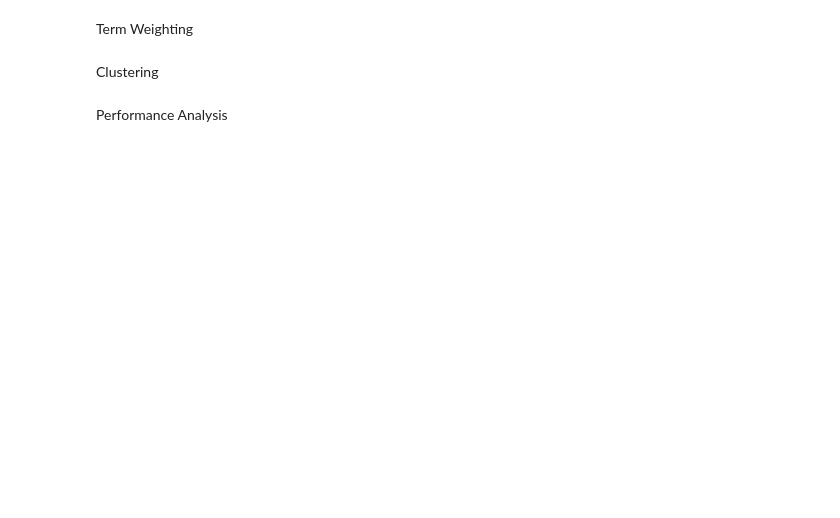
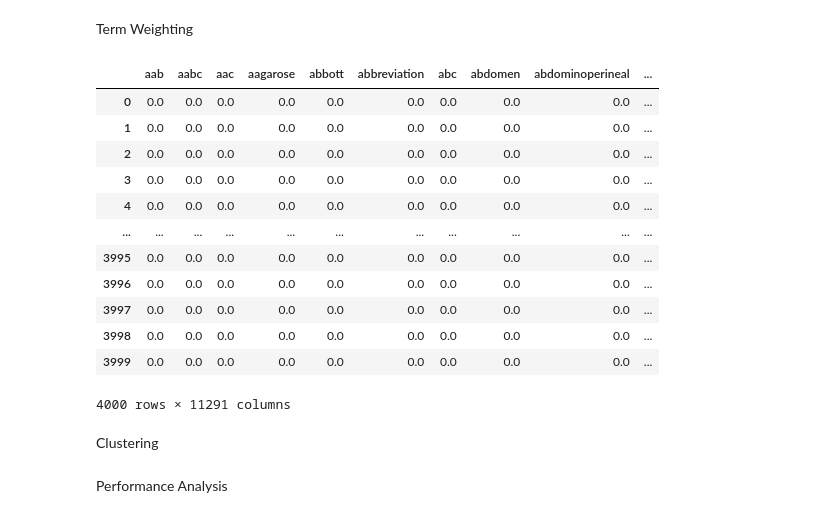
Before and after one commit to hasyimzii/symbolic_relevance, a Jupyter notebook: symbolic relevance.ipynb, the cells around one changed output. Cells and saved outputs as stored; diff of their text form; code cells hidden in the pictures; blank space fills up the shorter version.

```diff
--- a/symbolic relevance.ipynb
+++ b/symbolic relevance.ipynb
@@ -254,0 +206,20 @@ rfx.to_csv('rfrf.csv', index=False)
+# %%
+# BONA > TF-RF
+bona_tfrf = tf_rf(bona, classes)
+# %%
+# save csv
+df = pd.read_csv('pubmed/clean.csv')
+df.pop('feature')
+
+# insert features
+for i in range(len(df)):
+    df.loc[i, 'BONA_TFRF'] = ' '.join(bona_tfrf[i])
+
+df.to_csv('pubmed/selected.csv', index=False)
+# %%
+# read csv
+dataSelected = pd.read_csv('pubmed/selected.csv')
+# get features
+classes = dataSelected.loc[:, 'class']
+bona_tfrf = dataSelected.loc[:, 'BONA_TFRF']
+dataSelected
@@ -267,7 +252,7 @@ def tf(features):
 
     # define weights into dataframe
     featureName = tfVec.get_feature_names_out()
-    featureWeight = result.todense().tolist()
+    featureWeight = result.todense()
     df = pd.DataFrame(featureWeight, columns=featureName)
     return df
 
@@ -290,7 +275,7 @@ def tf_idf(features):
 
     # define weights into dataframe
     featureName = tfIdfVec.get_feature_names_out()
-    featureWeight = result.todense().tolist()
+    featureWeight = result.todense()
     df = pd.DataFrame(featureWeight, columns=featureName)
     return df
 
@@ -306,7 +291,7 @@ def tf_idf(features):
 # print(idfx)
 
 # TF-IDF-ICF
-def icf(word, features):
+def icf(word, features, classes):
     classTotal = []
     classTerm = []
 
@@ -322,10 +307,10 @@ def icf(word, features):
                 classTerm.append(classes[i])
 
     # count icf
-    icf = math.log(len(classTotal) / float(len(classTerm)))
+    icf = 1 + math.log(len(classTotal) / float(len(classTerm)))
     return icf
 
-def tf_idf_icf(features):
+def tf_idf_icf(features, classes):
     # count tf-idf
     df = tf_idf(features)
 
@@ -341,8 +326,26 @@ def tf_idf_icf(features):
     #     tfIdfIcf[word] = val * icf(word, features)
     # return tfIdfIcf
 
-# icfx = tf_idf_icf(bona)
+# icfx = tf_idf_icf(bona, classes)
 # print(icfx)
+# %%
+# BONA > TF-RF > TF-IDF
+bona_tfrf_tfidf = tf_idf(bona_tfrf)
+bona_tfrf_tfidf
+# %% [output]
+|  | aab | aabc | aac | aagarose | abbott | abbreviation | abc | abdomen | abdominoperineal | ... |
+| 0 | 0.0 | 0.0 | 0.0 | 0.0 | 0.0 | 0.0 | 0.0 | 0.0 | 0.0 | ... |
+| 1 | 0.0 | 0.0 | 0.0 | 0.0 | 0.0 | 0.0 | 0.0 | 0.0 | 0.0 | ... |
+| 2 | 0.0 | 0.0 | 0.0 | 0.0 | 0.0 | 0.0 | 0.0 | 0.0 | 0.0 | ... |
+| 3 | 0.0 | 0.0 | 0.0 | 0.0 | 0.0 | 0.0 | 0.0 | 0.0 | 0.0 | ... |
+| 4 | 0.0 | 0.0 | 0.0 | 0.0 | 0.0 | 0.0 | 0.0 | 0.0 | 0.0 | ... |
+| ... | ... | ... | ... | ... | ... | ... | ... | ... | ... | ... |
+| 3995 | 0.0 | 0.0 | 0.0 | 0.0 | 0.0 | 0.0 | 0.0 | 0.0 | 0.0 | ... |
+| 3996 | 0.0 | 0.0 | 0.0 | 0.0 | 0.0 | 0.0 | 0.0 | 0.0 | 0.0 | ... |
+| 3997 | 0.0 | 0.0 | 0.0 | 0.0 | 0.0 | 0.0 | 0.0 | 0.0 | 0.0 | ... |
+| 3998 | 0.0 | 0.0 | 0.0 | 0.0 | 0.0 | 0.0 | 0.0 | 0.0 | 0.0 | ... |
+| 3999 | 0.0 | 0.0 | 0.0 | 0.0 | 0.0 | 0.0 | 0.0 | 0.0 | 0.0 | ... |
+4000 rows × 11291 columns
 # %% [markdown]
 Clustering
 # %%
```
Also changed, not shown: parts of 9 cells of this notebook, 1 other file.
